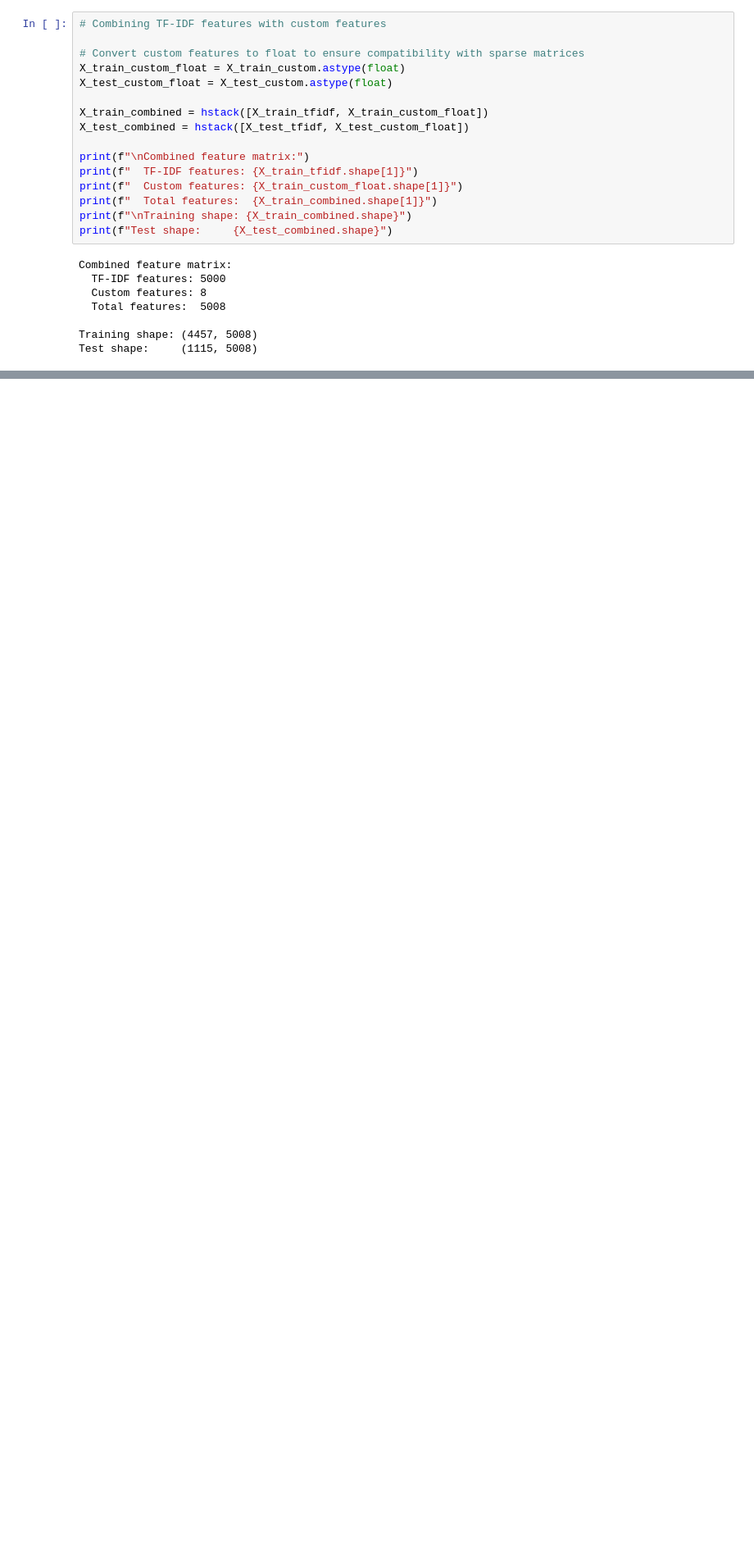
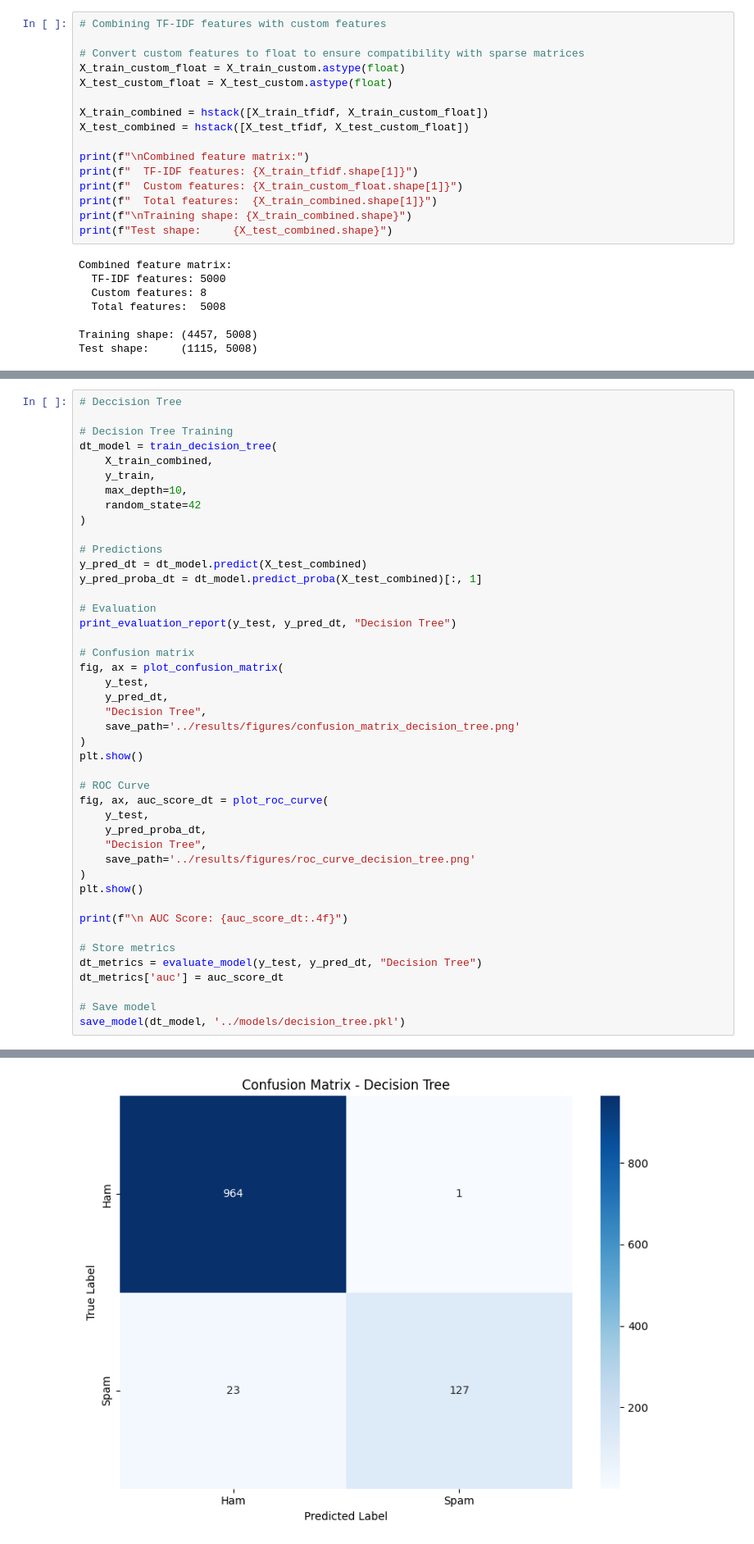
Before and after one commit to gnpthbalaji/ham_vs_spam_text_classification, a Jupyter notebook: notebooks/02.ham_spam_main.ipynb, the cells around one changed output, grey strips where cells are left out. Shown at 82% size. Cells and saved outputs as stored; diff of their text form; blank space fills up the shorter version.

```diff
--- a/notebooks/02.ham_spam_main.ipynb
+++ b/notebooks/02.ham_spam_main.ipynb
@@ -329,0 +395,45 @@ Any real model should significantly outperform this baseline.
+# %%
+# Deccision Tree
+
+# Decision Tree Training
+dt_model = train_decision_tree(
+    X_train_combined,
+    y_train,
+    max_depth=10,
+    random_state=42
+)
+
+# Predictions
+y_pred_dt = dt_model.predict(X_test_combined)
+y_pred_proba_dt = dt_model.predict_proba(X_test_combined)[:, 1]
+
+# Evaluation
+print_evaluation_report(y_test, y_pred_dt, "Decision Tree")
+
+# Confusion matrix
+fig, ax = plot_confusion_matrix(
+    y_test,
+    y_pred_dt,
+    "Decision Tree",
+    save_path='../results/figures/confusion_matrix_decision_tree.png'
+)
+plt.show()
+
+# ROC Curve
+fig, ax, auc_score_dt = plot_roc_curve(
+    y_test,
+    y_pred_proba_dt,
+    "Decision Tree",
+    save_path='../results/figures/roc_curve_decision_tree.png'
+)
+plt.show()
+
+print(f"\n AUC Score: {auc_score_dt:.4f}")
+
+# Store metrics
+dt_metrics = evaluate_model(y_test, y_pred_dt, "Decision Tree")
+dt_metrics['auc'] = auc_score_dt
+
+# Save model
+save_model(dt_model, '../models/decision_tree.pkl')
+# %% [output]
@@ -329,0 +457 @@ Any real model should significantly outperform this baseline.
+[figure, added]
```
Also changed, not shown: parts of 10 cells of this notebook.
